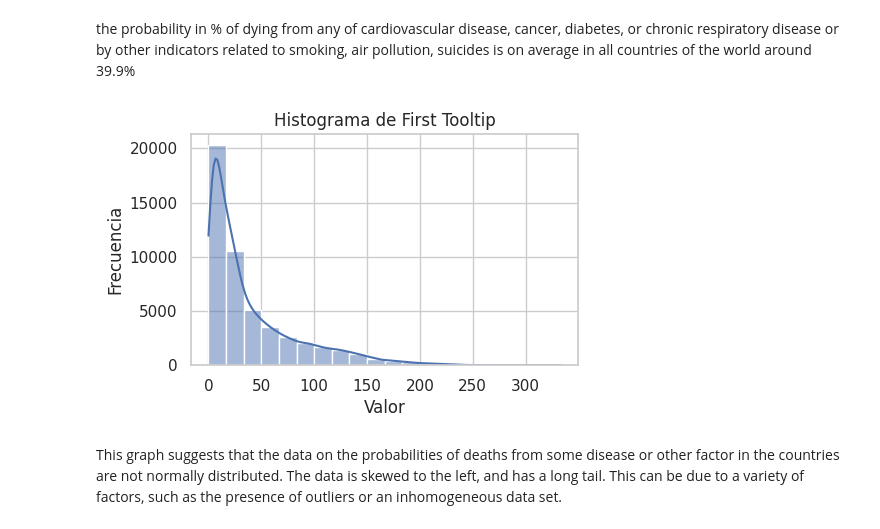
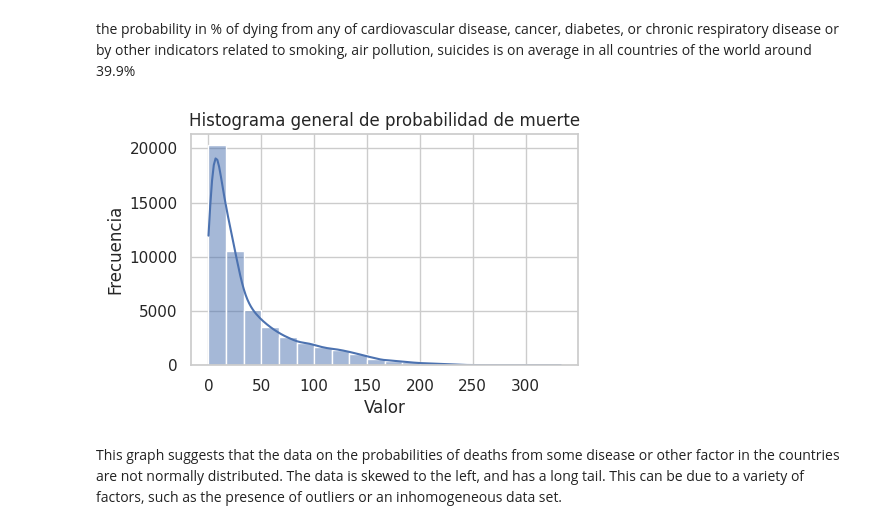
Before and after one commit to toyaESTADISTICO/Prueba_Sura, a Jupyter notebook: SURA_Andres_Montoya_Morales.ipynb, the cells around one changed output. Saved outputs shown, nothing was run; the diff lists cells and outputs as text; code cells hidden in the pictures.

```diff
--- a/SURA_Andres_Montoya_Morales.ipynb
+++ b/SURA_Andres_Montoya_Morales.ipynb
@@ -120,13 +120,13 @@ or by other indicators related to smoking, air pollution, suicides is on average
 # %%
 # Histograma de la variable numérica
 plt.figure(figsize=(5, 3))
 sns.histplot(data=data, x="First Tooltip", bins=20, kde=True)
-plt.title("Histograma de First Tooltip")
+plt.title("Histograma general de probabilidad de muerte")
 plt.xlabel("Valor")
 plt.ylabel("Frecuencia")
 plt.show()
 # %% [output]
-[figure, old version]
+[figure, new version]
 # %% [markdown]
 This graph suggests that the data on the probabilities of deaths from some disease or other factor in the countries are not normally distributed. The data is skewed to the left, and has a long tail. This can be due to a variety of factors, such as the presence of outliers or an inhomogeneous data set.
 # %%
```
Also changed, not shown: parts of 31 cells of this notebook.
